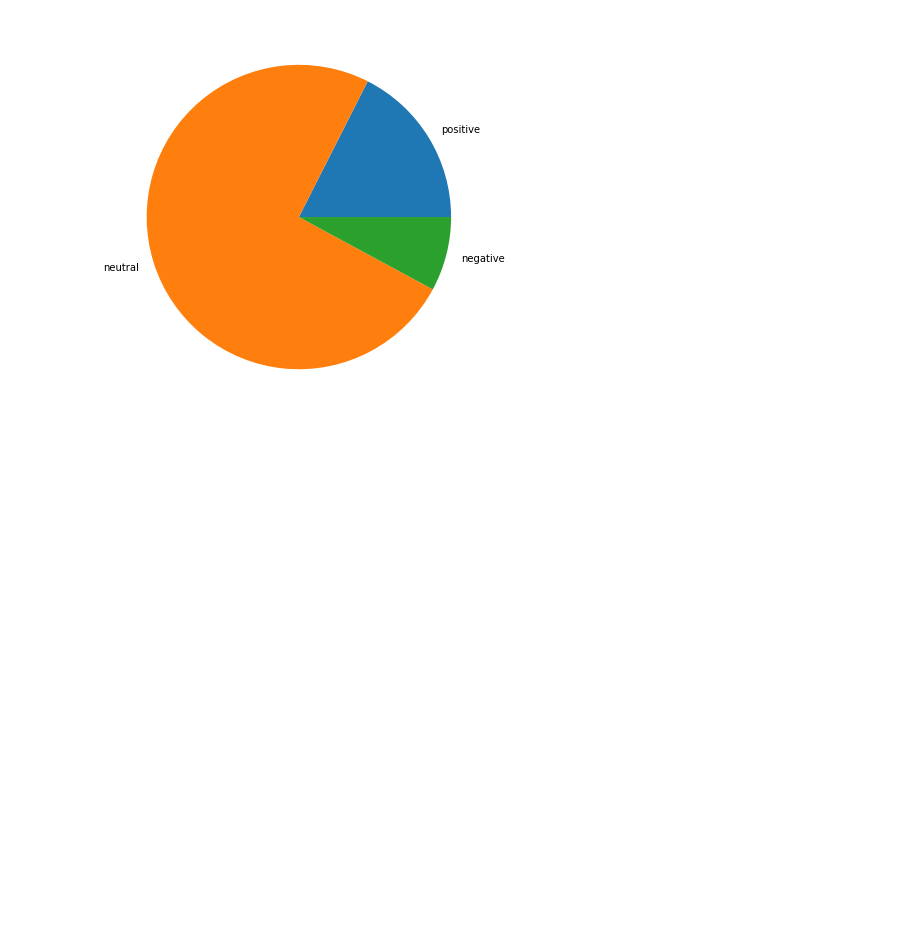
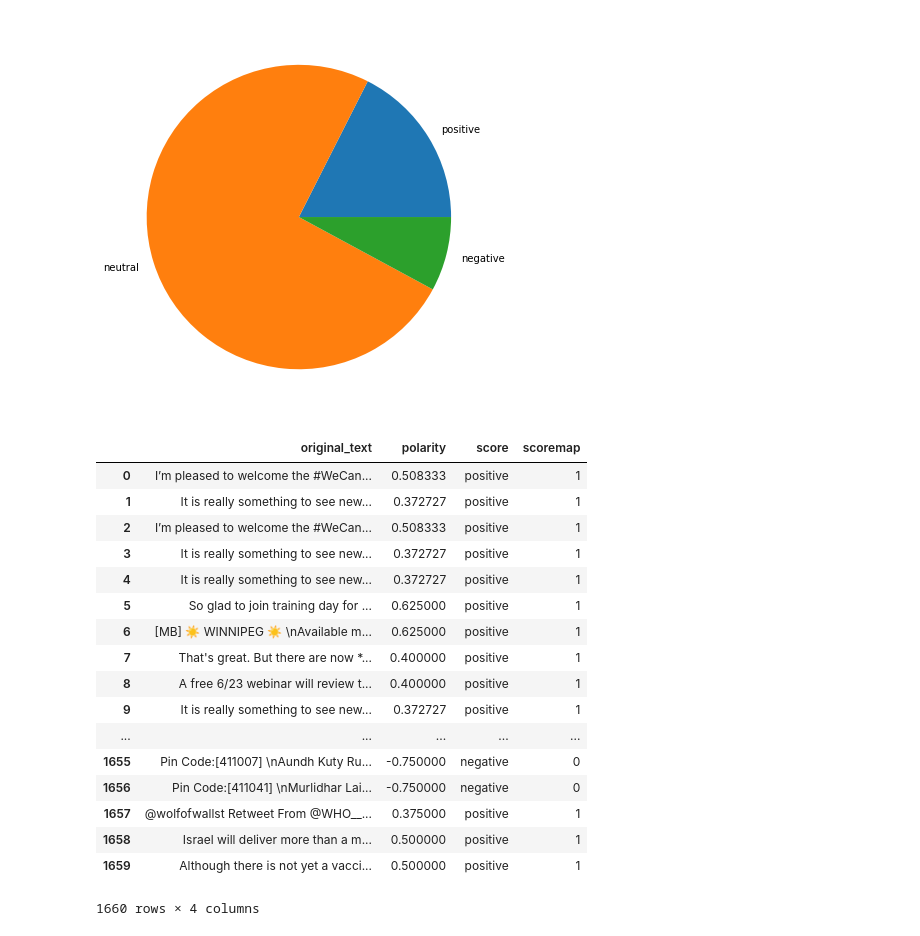
Before and after one commit to mozartofmath/week0_task2, a Jupyter notebook: Challenge_ Day2.ipynb, the cells around one changed output. Saved outputs shown, nothing was run; the diff lists cells and outputs as text; code cells hidden in the pictures; blank space fills up the shorter version.

Commit message:
train test split

```diff
--- a/Challenge_ Day2.ipynb
+++ b/Challenge_ Day2.ipynb
@@ -427,3 +427,35 @@ plt.pie(data, labels = labels)
 plt.show()
 # %% [output]
 [figure]
+# %%
+new_df = clean_tweet[clean_tweet['score'] != 'neutral']
+# %%
+newdf = new_df.reset_index(drop=True)
+# %%
+def score_to_bin(x):
+    if x == 'positive':
+        return 1
+    if x == 'negative':
+        return 0
+# %%
+newdf['scoremap'] = newdf['score'].apply(score_to_bin)
+newdf
+# %% [output]
+|  | original_text | polarity | score | scoremap |
+| 0 | I’m pleased to welcome the #WeCan... | 0.508333 | positive | 1 |
+| 1 | It is really something to see new... | 0.372727 | positive | 1 |
+| 2 | I’m pleased to welcome the #WeCan... | 0.508333 | positive | 1 |
+| 3 | It is really something to see new... | 0.372727 | positive | 1 |
+| 4 | It is really something to see new... | 0.372727 | positive | 1 |
+| 5 | So glad to join training day for ... | 0.625000 | positive | 1 |
+| 6 | [MB] ☀️ WINNIPEG ☀️ \nAvailable m... | 0.625000 | positive | 1 |
+| 7 | That's great. But there are now *... | 0.400000 | positive | 1 |
+| 8 | A free 6/23 webinar will review t... | 0.400000 | positive | 1 |
+| 9 | It is really something to see new... | 0.372727 | positive | 1 |
+| ... | ... | ... | ... | ... |
+| 1655 | Pin Code:[411007] \nAundh Kuty Ru... | -0.750000 | negative | 0 |
+| 1656 | Pin Code:[411041] \nMurlidhar Lai... | -0.750000 | negative | 0 |
+| 1657 | @wolfofwallst Retweet From @WHO__... | 0.375000 | positive | 1 |
+| 1658 | Israel will deliver more than a m... | 0.500000 | positive | 1 |
+| 1659 | Although there is not yet a vacci... | 0.500000 | positive | 1 |
+1660 rows × 4 columns
```
Also changed, not shown: parts of 2 cells of this notebook.
